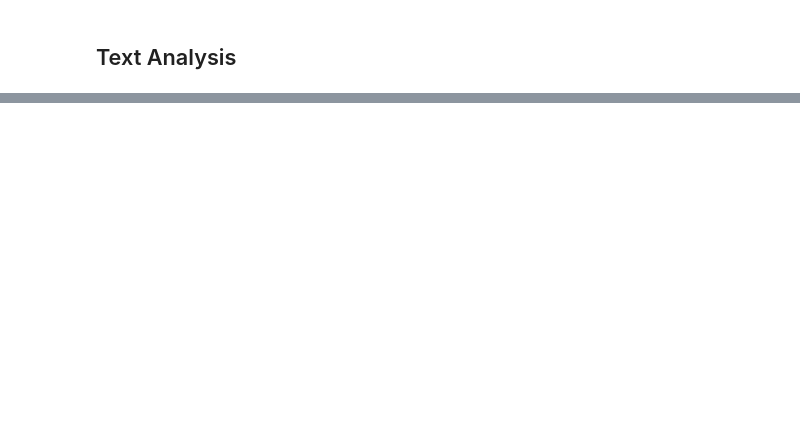
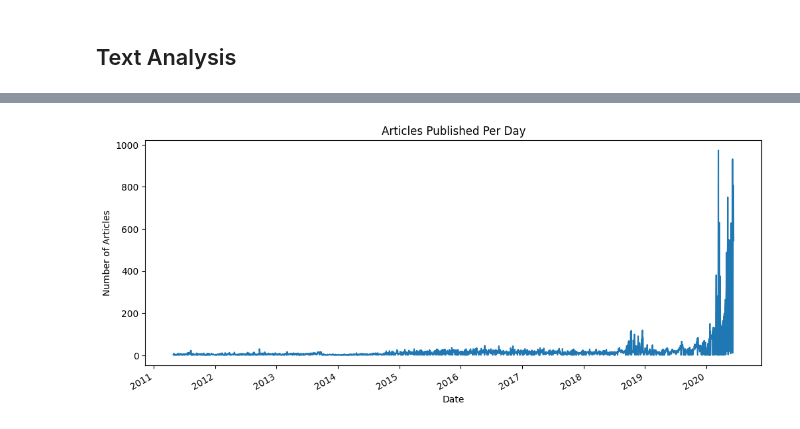
Before and after one commit to birhanu-ma/Financial-Data-Analysis, a Jupyter notebook: notebooks/sentiment_analysis.ipynb, the cells around one changed output, grey strips where cells are left out. Cells and saved outputs as stored; diff of their text form; code cells hidden in the pictures; blank space fills up the shorter version.

```diff
--- a/notebooks/sentiment_analysis.ipynb
+++ b/notebooks/sentiment_analysis.ipynb
@@ -368,0 +551,3 @@ plt.show()
+# %%
+# Drop the column that contains virtually no data
+df.drop(columns=['day_of_week'], inplace=True)
@@ -368,0 +556,11 @@ plt.show()
+# %%
+df['date'] = pd.to_datetime(df['date'], errors='coerce')
+
+# Group by date → count articles per day
+ts = df.groupby(df['date'].dt.date).size()
+
+# Convert to time series (DatetimeIndex)
+ts = ts.rename("article_count")
+ts.index = pd.to_datetime(ts.index)
+
+ts.head()
@@ -368,0 +575,8 @@ plt.show()
+# %%
+ts.plot(figsize=(12,5))
+plt.title("Articles Published Per Day")
+plt.ylabel("Number of Articles")
+plt.xlabel("Date")
+plt.show()
+# %% [output]
+[figure, added]
```
Also changed, not shown: parts of 28 cells of this notebook.
